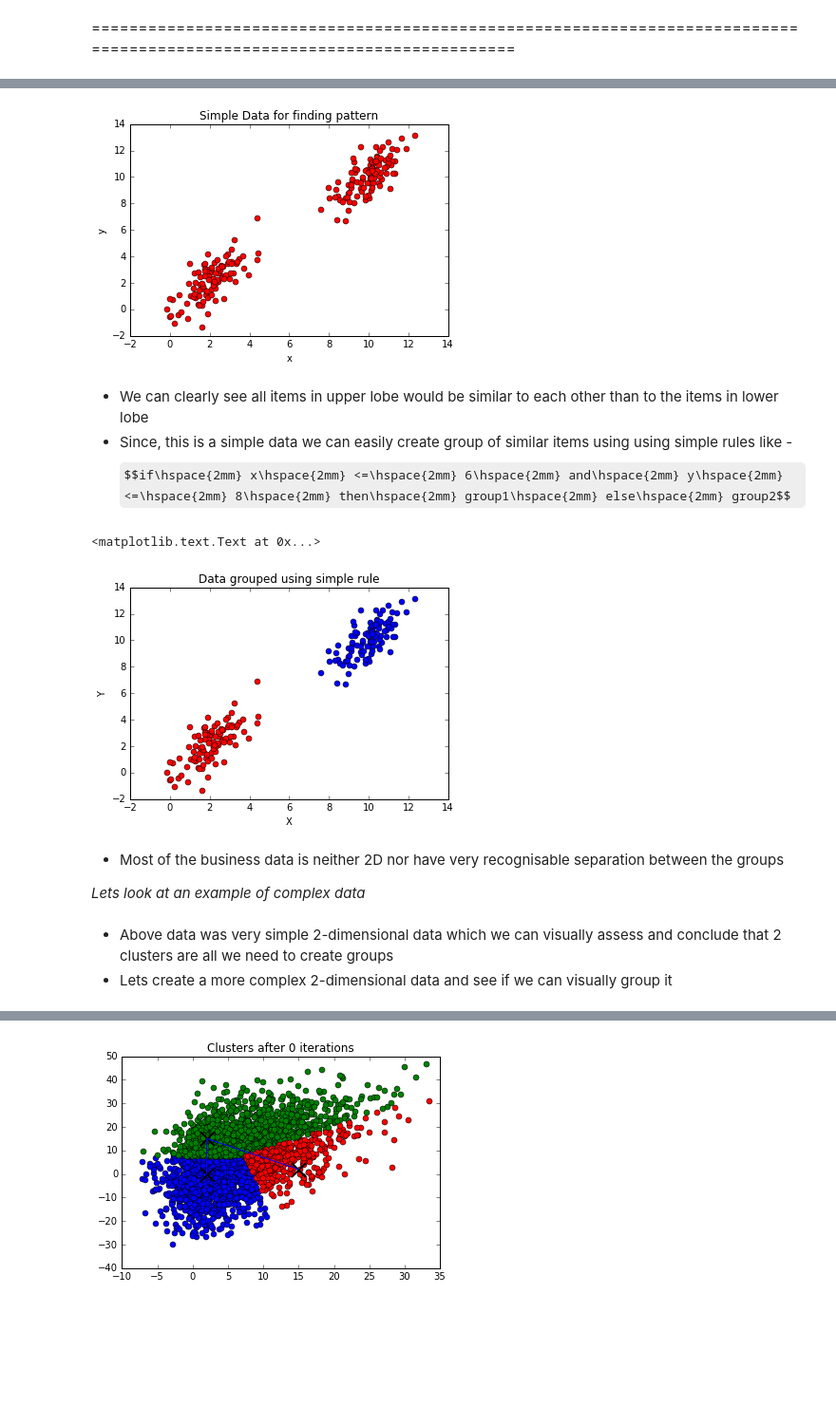
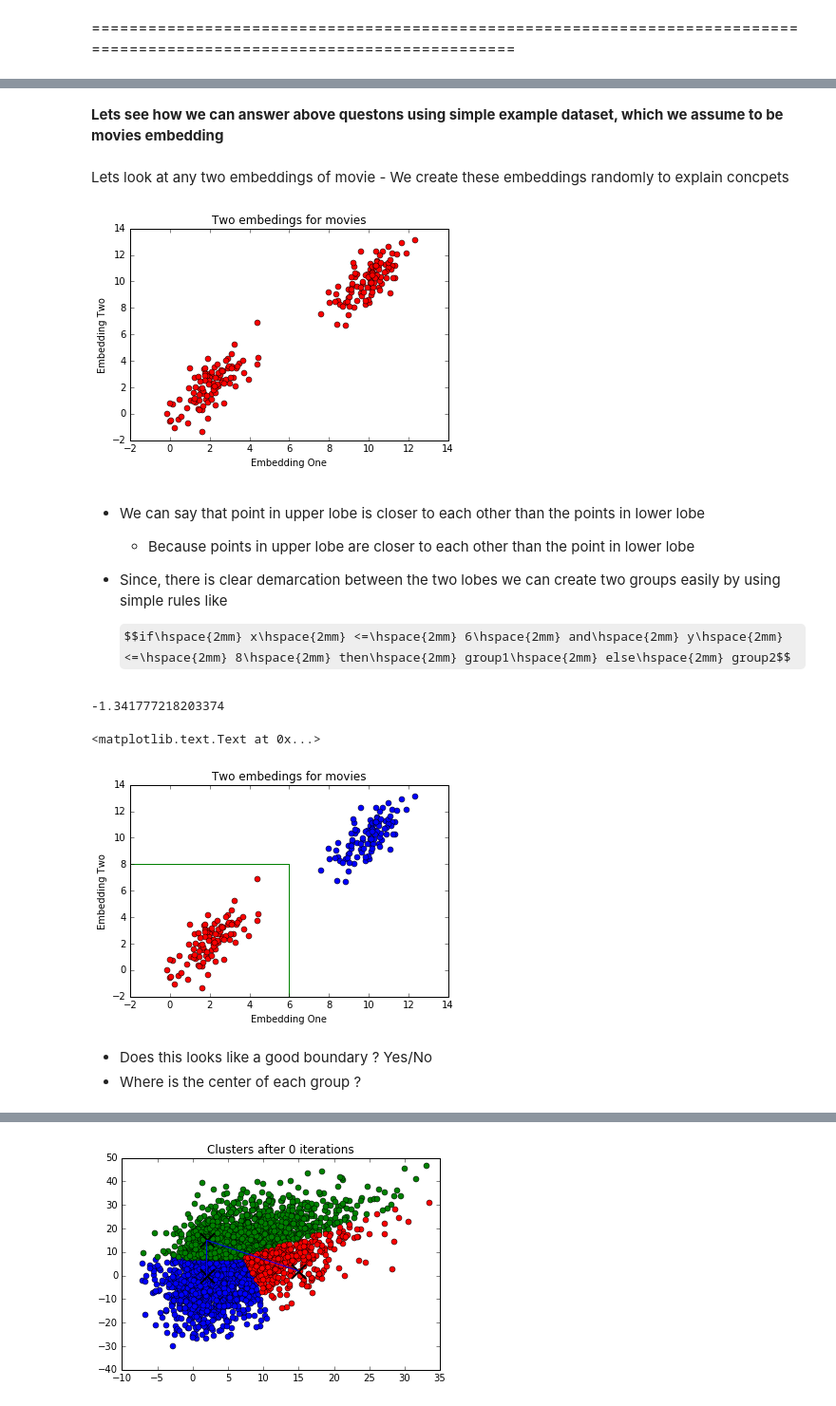
Before and after one commit to datafool/optsum, a Jupyter notebook: ML_WorkShop_Unsupervised_Learning.ipynb, the cells around one changed output, grey strips where cells are left out. Shown at 95% size. Drawn from its saved outputs; the diff is of its cells as text; code cells hidden in the pictures; some formulas as TeX source; blank space fills up the shorter version.

```diff
--- a/ML_WorkShop_Unsupervised_Learning.ipynb
+++ b/ML_WorkShop_Unsupervised_Learning.ipynb
@@ -41,3 +61,8 @@ So, similairty is defined with respect to refrence and distance
+# %% [markdown]
+**Lets see how we can answer above questons using simple example dataset, which we assume to be movies embedding**
+# %% [markdown]
+Lets look at any two embeddings of movie
+    - We create these embeddings randomly to explain concpets
 # %%
 ## lets create some data in which we cam find the pattern visually
 np.random.seed(10)
@@ -51,15 +76,19 @@ y = np.concatenate((y1,y2), axis=0)
 simple_data = pd.DataFrame({'x':x, 'y':y})
 # %%
 plt.plot(simple_data['x'],simple_data['y'], 'ro')
-plt.xlabel("x")
-plt.ylabel("y")
-plt.title("Simple Data for finding pattern")
+plt.xlabel("Embedding One")
+plt.ylabel("Embedding Two")
+plt.title("Two embedings for movies")
 plt.show()
 # %% [output]
-[figure, old version]
+[figure, new version]
 # %% [markdown]
-- We can clearly see all items in upper lobe would be similar to each other than to the items in lower lobe
-- Since, this is a simple data we can easily create group of similar items using using simple rules like -
+- We can say that point in upper lobe is closer to each other than the points in lower lobe
+    - Because points in upper lobe are closer to each other than the point in lower lobe
+
+
+- Since, there is clear demarcation between the two lobes we can create two groups easily by using simple rules like
+
     $$if\hspace{2mm} x\hspace{2mm} <=\hspace{2mm} 6\hspace{2mm} and\hspace{2mm} y\hspace{2mm} <=\hspace{2mm} 8\hspace{2mm} then\hspace{2mm} group1\hspace{2mm} else\hspace{2mm} group2$$
 # %%
 ## Separating two groups using above defined rules
@@ -67,18 +95,20 @@ plt.show()
 group1 = simple_data[(x <=6) & (y <=8)]
 group2 = simple_data[~((x <=6) & (y <=8))]
+# %%
+np.min(simple_data.y)
+# %% [output]
+-1.341777218203374
 # %%
 plt.plot(group1['x'], group1['y'], 'ro',
-         group2['x'], group2['y'], 'bo')
-plt.xlabel('X')
-plt.ylabel('Y')
-plt.title('Data grouped using simple rule')
+         group2['x'], group2['y'], 'bo',
+         [6,6],[-2, 8], 'g-',
+         [-2, 6], [8,8], 'g-')
+plt.xlabel('Embedding One')
+plt.ylabel('Embedding Two')
+plt.title('Two embedings for movies')
 # %% [output]
 <matplotlib.text.Text at 0x...>
-[figure, old version]
+[figure, new version]
-# %% [markdown]
-- Most of the business data is neither 2D nor have very recognisable separation between the groups
-
-*Lets look at an example of complex data*
-# %% [markdown]
-- Above data was very simple 2-dimensional data which we can visually assess and conclude that 2 clusters are all we need to create groups
-- Lets create a more complex 2-dimensional data and see if we can visually group it
+# %% [markdown]
+- Does this looks like a good boundary ?  Yes/No
+- Where is the center of each group ?
```
Also changed, not shown: parts of 33 cells of this notebook.
